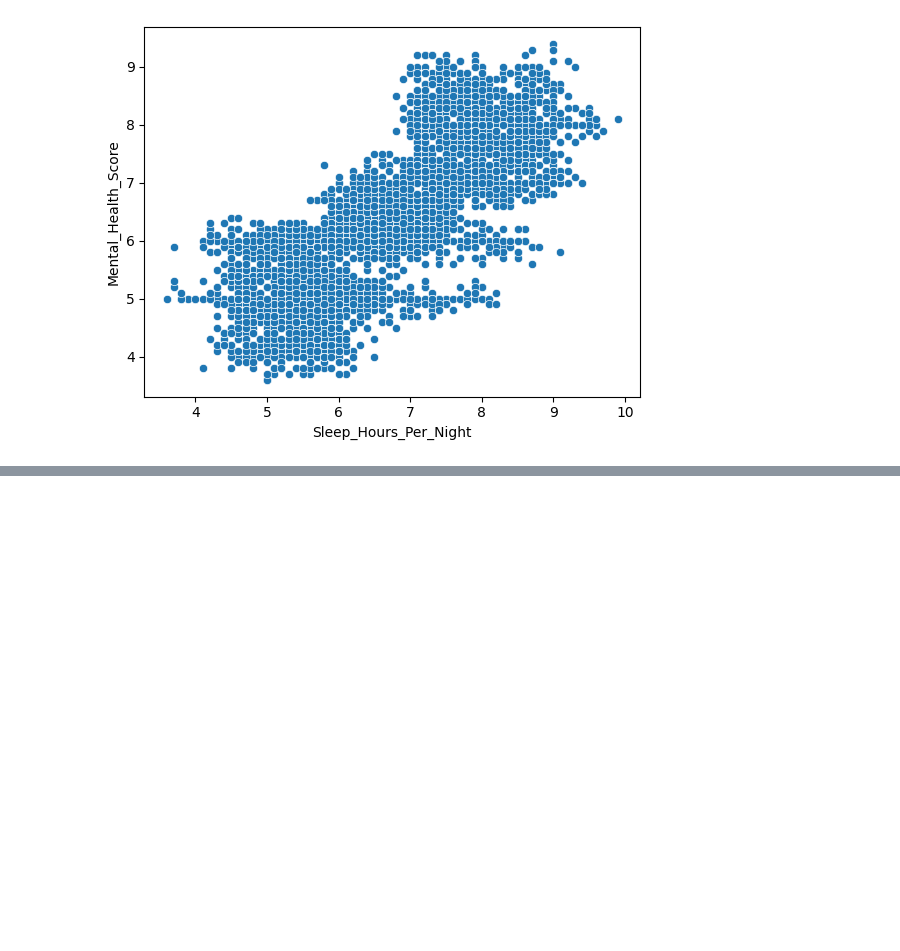
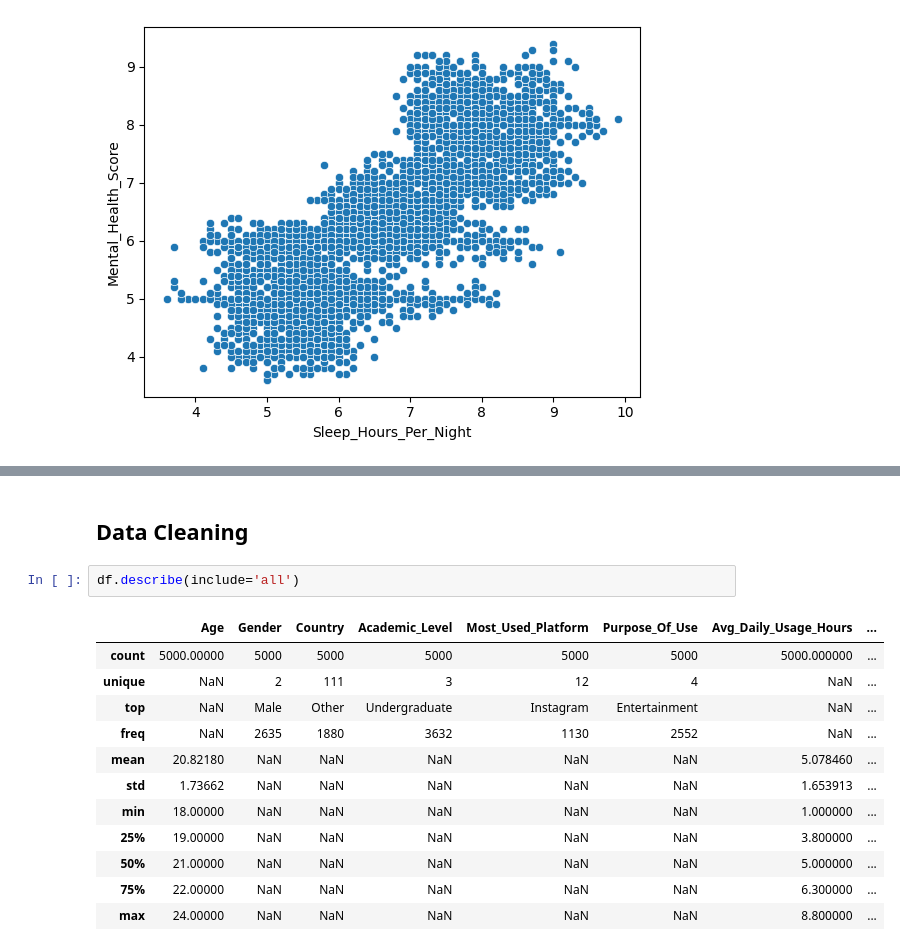
Before and after one commit to HarshGupta4511/Stress-level-Analyzer-system, a Jupyter notebook: Notebook.ipynb, the cells around one changed output, grey strips where cells are left out. Drawn from its saved outputs; the diff is of its cells as text; blank space fills up the shorter version.

```diff
--- a/Notebook.ipynb
+++ b/Notebook.ipynb
@@ -129,0 +157,17 @@ sns.scatterplot(data=df,x='Sleep_Hours_Per_Night',y='Mental_Health_Score')
+# %% [markdown]
+## Data Cleaning
+# %%
+df.describe(include='all')
+# %% [output]
+|  | Age | Gender | Country | Academic_Level | Most_Used_Platform | Purpose_Of_Use | Avg_Daily_Usage_Hours | ... |
+| count | 5000.00000 | 5000 | 5000 | 5000 | 5000 | 5000 | 5000.000000 | ... |
+| unique | NaN | 2 | 111 | 3 | 12 | 4 | NaN | ... |
+| top | NaN | Male | Other | Undergraduate | Instagram | Entertainment | NaN | ... |
+| freq | NaN | 2635 | 1880 | 3632 | 1130 | 2552 | NaN | ... |
+| mean | 20.82180 | NaN | NaN | NaN | NaN | NaN | 5.078460 | ... |
+| std | 1.73662 | NaN | NaN | NaN | NaN | NaN | 1.653913 | ... |
+| min | 18.00000 | NaN | NaN | NaN | NaN | NaN | 1.000000 | ... |
+| 25% | 19.00000 | NaN | NaN | NaN | NaN | NaN | 3.800000 | ... |
+| 50% | 21.00000 | NaN | NaN | NaN | NaN | NaN | 5.000000 | ... |
+| 75% | 22.00000 | NaN | NaN | NaN | NaN | NaN | 6.300000 | ... |
+| max | 24.00000 | NaN | NaN | NaN | NaN | NaN | 8.800000 | ... |
```
Also changed, not shown: parts of 8 cells of this notebook.
